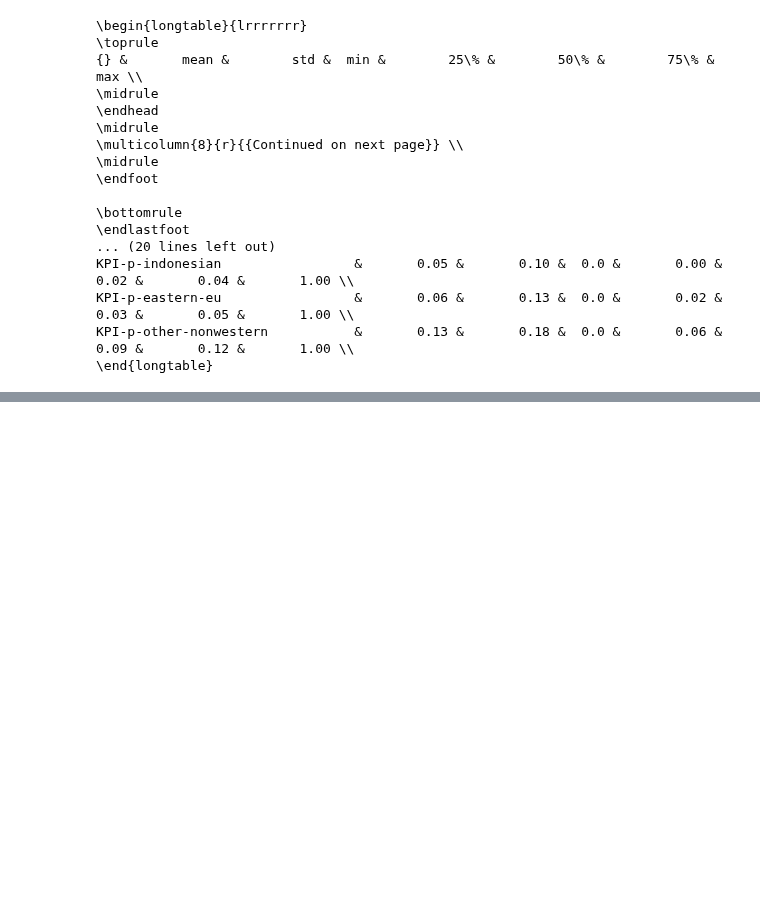
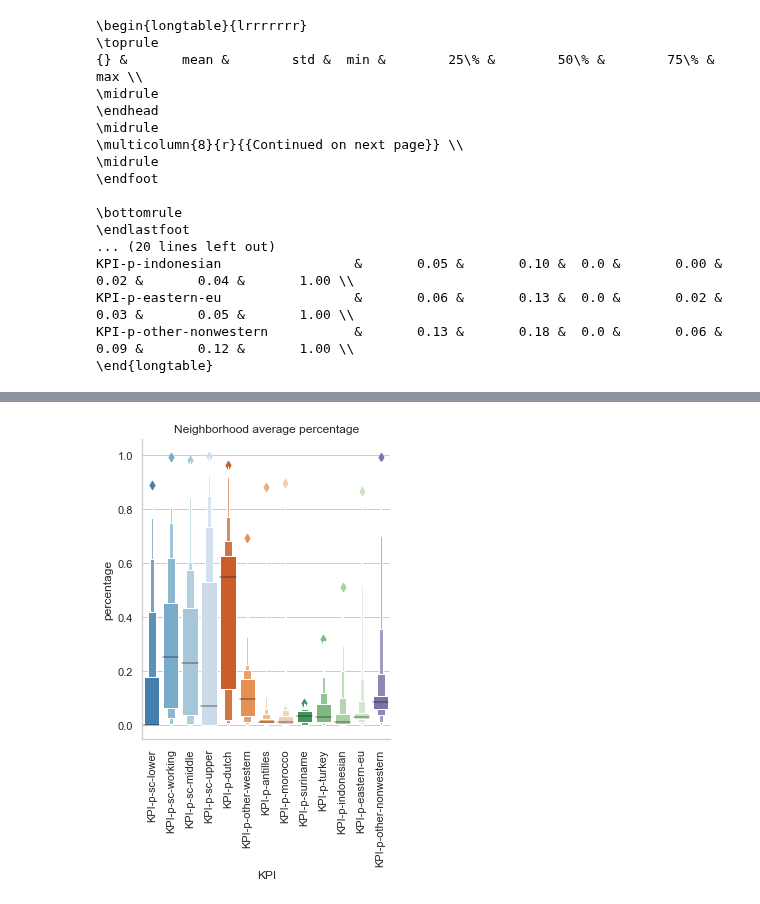
Before and after one commit to J-h-V/OpenDataDenHaag, a Jupyter notebook: Python/Results 2.ipynb, the cells around one changed output, grey strips where cells are left out. Saved outputs shown, nothing was run; the diff lists cells and outputs as text; code cells hidden in the pictures; blank space fills up the shorter version.

```diff
--- a/Python/Results 2.ipynb
+++ b/Python/Results 2.ipynb
@@ -130,0 +170,8 @@ KPI-p-other-nonwestern           &       0.13 &       0.18 &  0.0 &       0.06 &
+# %%
+sns.set(style="whitegrid")
+sns.catplot(x="KPI",y="percentage",data=melted_end_df,kind="boxen",palette="tab20c")
+plt.title("Neighborhood average percentage")
+plt.xticks(rotation=90)
+plt.show()
+# %% [output]
+[figure, added]
```
Also changed, not shown: parts of 6 cells of this notebook, 11 other files.
